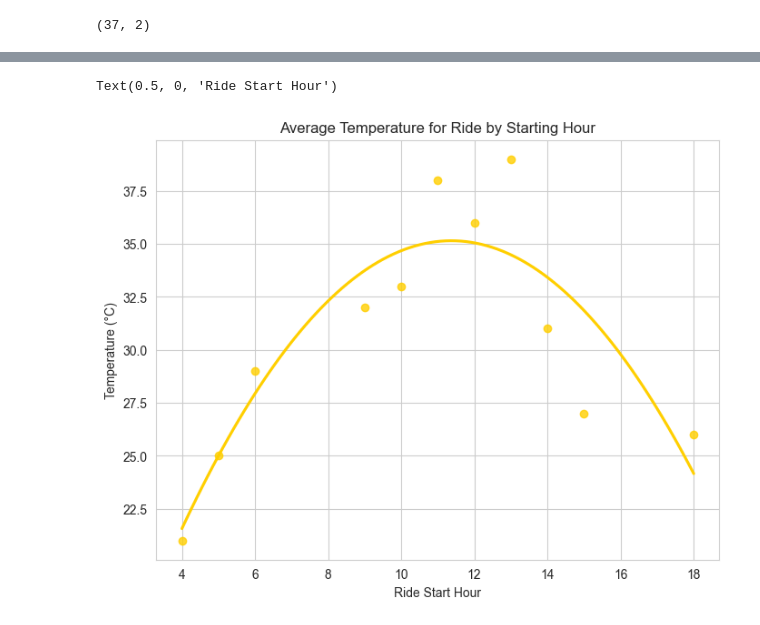
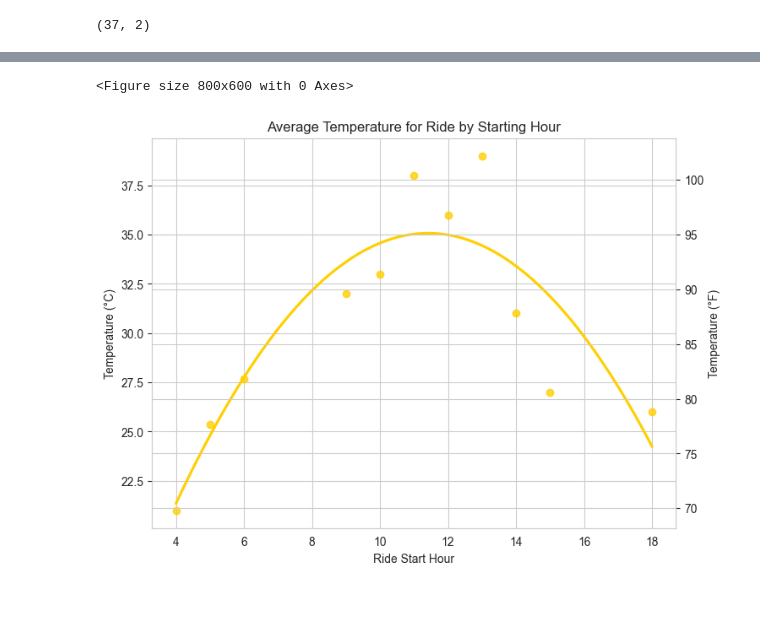
Before and after one commit to ahtonen/djbb2024, a Jupyter notebook: training.ipynb, the cells around one changed output, grey strips where cells are left out. Saved outputs shown, nothing was run; the diff lists cells and outputs as text; code cells hidden in the pictures.

```diff
--- a/training.ipynb
+++ b/training.ipynb
@@ -475,7 +475,7 @@ temperatures.shape
 # %%
 temperatures = temperatures.groupby(
     temperatures["start_date_local"].dt.hour
-).average_temp.median()
+).average_temp.mean()
 temperatures.head()
 # %% [output]
 start_date_local
@@ -487,16 +487,29 @@ start_date_local
 Name: average_temp, dtype: float64
 # %%
 plt.figure(figsize=(8, 6))
+
+# Create the primary y-axis for Celsius
+fig, ax1 = plt.subplots(figsize=(8, 6))
 sns.regplot(
     x=temperatures.index,
     y=temperatures.values,
     order=2,
     ci=None,
     color=utils.colors["scorchio"],
+    ax=ax1,
 )
-plt.title("Median Temperature for Ride by Starting Hour")
-plt.ylabel("Temperature (°C)")
-plt.xlabel("Ride Start Hour")
+ax1.set_ylabel("Temperature (°C)")
+ax1.set_xlabel("Ride Start Hour")
+ax1.tick_params(axis="y")
+
+# Create the secondary y-axis for Fahrenheit
+ax2 = ax1.twinx()
+ax2.set_ylabel("Temperature (°F)")
+ax2.set_ylim(ax1.get_ylim()[0] * 9/5 + 32, ax1.get_ylim()[1] * 9/5 + 32)
+ax2.tick_params(axis="y")
+
+plt.title("Average Temperature for Ride by Starting Hour")
+plt.show()
 # %% [output]
-Text(0.5, 0, 'Ride Start Hour')
+<Figure size 800x600 with 0 Axes>
-[figure, old version]
+[figure, new version]
```
Also changed, not shown: parts of 10 cells of this notebook, 3 other files.
